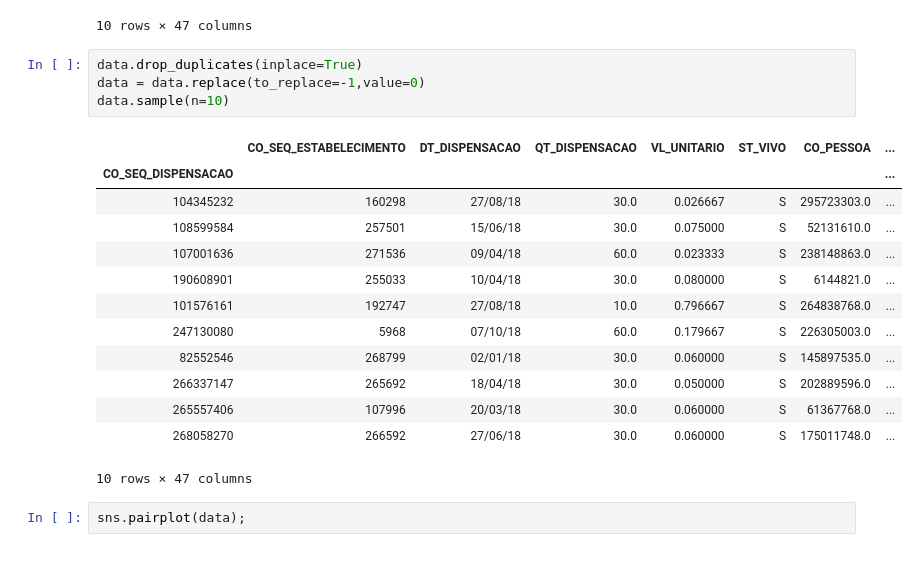
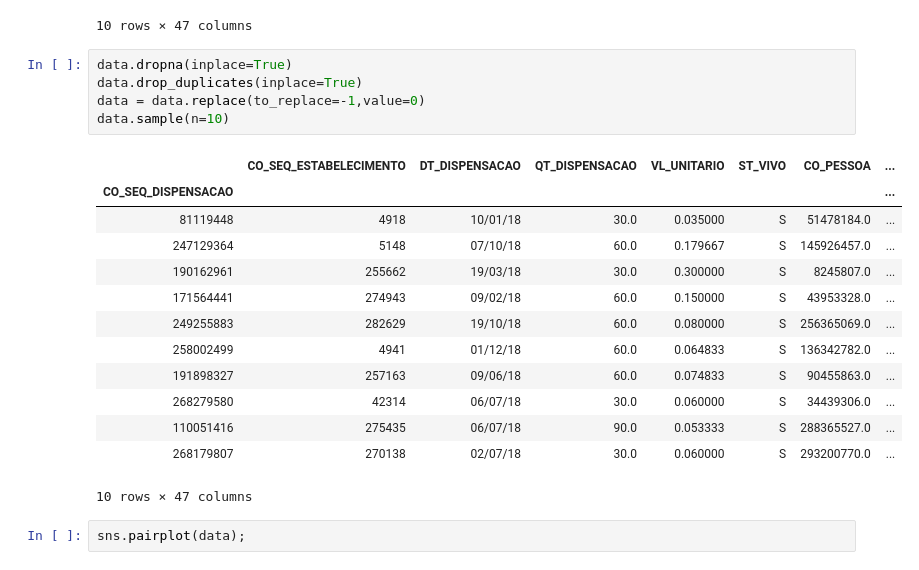
Before and after one commit to ArthurJahn/MLND-Capstone-project, a Jupyter notebook: exploratory_analisys.ipynb, the cells around one changed output. Cells and saved outputs as stored; diff of their text form.

```diff
--- a/exploratory_analisys.ipynb
+++ b/exploratory_analisys.ipynb
@@ -43,22 +43,23 @@ data.sample(n=10)
 | 112870569 | 276026 | 12/05/18 | 90.0 | 0.150000 | S | 71990723.0 | ... |
 10 rows × 47 columns
 # %%
+data.dropna(inplace=True)
 data.drop_duplicates(inplace=True)
 data = data.replace(to_replace=-1,value=0)
 data.sample(n=10)
 # %% [output]
 |  | CO_SEQ_ESTABELECIMENTO | DT_DISPENSACAO | QT_DISPENSACAO | VL_UNITARIO | ST_VIVO | CO_PESSOA | ... |
 | CO_SEQ_DISPENSACAO |  |  |  |  |  |  | ... |
-| 104345232 | 160298 | 27/08/18 | 30.0 | 0.026667 | S | 295723303.0 | ... |
-| 108599584 | 257501 | 15/06/18 | 30.0 | 0.075000 | S | 52131610.0 | ... |
-| 107001636 | 271536 | 09/04/18 | 60.0 | 0.023333 | S | 238148863.0 | ... |
-| 190608901 | 255033 | 10/04/18 | 30.0 | 0.080000 | S | 6144821.0 | ... |
-| 101576161 | 192747 | 27/08/18 | 10.0 | 0.796667 | S | 264838768.0 | ... |
-| 247130080 | 5968 | 07/10/18 | 60.0 | 0.179667 | S | 226305003.0 | ... |
-| 82552546 | 268799 | 02/01/18 | 30.0 | 0.060000 | S | 145897535.0 | ... |
-| 266337147 | 265692 | 18/04/18 | 30.0 | 0.050000 | S | 202889596.0 | ... |
-| 265557406 | 107996 | 20/03/18 | 30.0 | 0.060000 | S | 61367768.0 | ... |
-| 268058270 | 266592 | 27/06/18 | 30.0 | 0.060000 | S | 175011748.0 | ... |
+| 81119448 | 4918 | 10/01/18 | 30.0 | 0.035000 | S | 51478184.0 | ... |
+| 247129364 | 5148 | 07/10/18 | 60.0 | 0.179667 | S | 145926457.0 | ... |
+| 190162961 | 255662 | 19/03/18 | 30.0 | 0.300000 | S | 8245807.0 | ... |
+| 171564441 | 274943 | 09/02/18 | 60.0 | 0.150000 | S | 43953328.0 | ... |
+| 249255883 | 282629 | 19/10/18 | 60.0 | 0.080000 | S | 256365069.0 | ... |
+| 258002499 | 4941 | 01/12/18 | 60.0 | 0.064833 | S | 136342782.0 | ... |
+| 191898327 | 257163 | 09/06/18 | 60.0 | 0.074833 | S | 90455863.0 | ... |
+| 268279580 | 42314 | 06/07/18 | 30.0 | 0.060000 | S | 34439306.0 | ... |
+| 110051416 | 275435 | 06/07/18 | 90.0 | 0.053333 | S | 288365527.0 | ... |
+| 268179807 | 270138 | 02/07/18 | 30.0 | 0.060000 | S | 293200770.0 | ... |
 10 rows × 47 columns
 # %%
 sns.pairplot(data);
```
Also changed, not shown: parts of 6 cells of this notebook, 1 other file.
